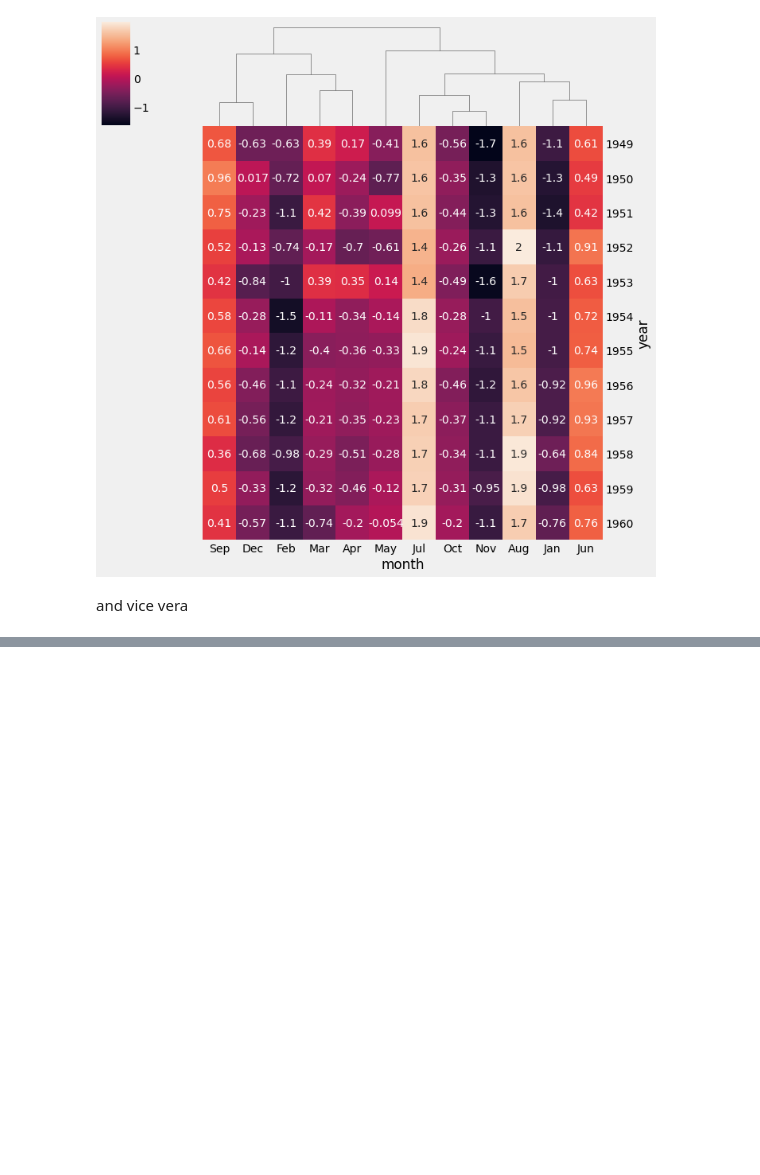
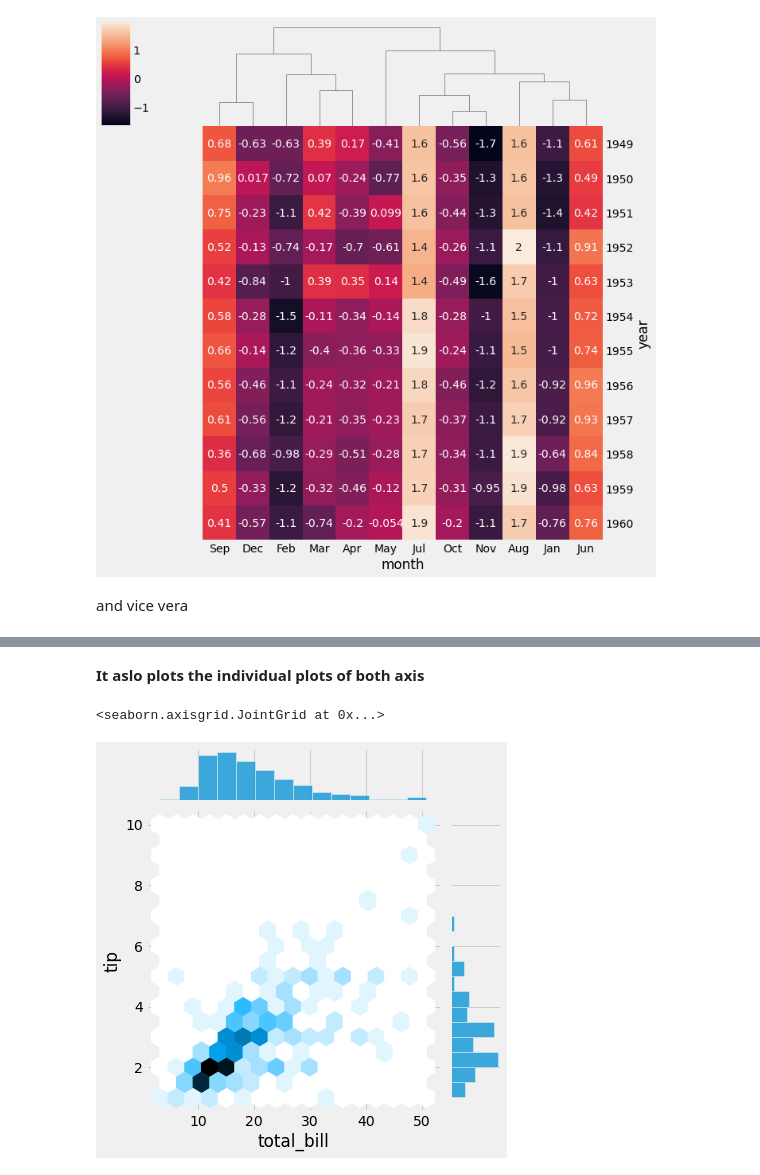
Before and after one commit to Hamza-Tahirr/Seaborn, a Jupyter notebook: Seaborn .ipynb, the cells around one changed output, grey strips where cells are left out. Saved outputs shown, nothing was run; the diff lists cells and outputs as text; code cells hidden in the pictures; blank space fills up the shorter version.

```diff
--- a/Seaborn .ipynb
+++ b/Seaborn .ipynb
@@ -367,0 +379,8 @@ and vice vera
+# %% [markdown]
+**It aslo plots the individual plots of both axis**
+# %%
+#second way of using it with different kind
+sns.jointplot(x='total_bill',y='tip',kind='hex',data=tips)
+# %% [output]
+<seaborn.axisgrid.JointGrid at 0x...>
+[figure, added]
```
Also changed, not shown: parts of 9 cells of this notebook.
